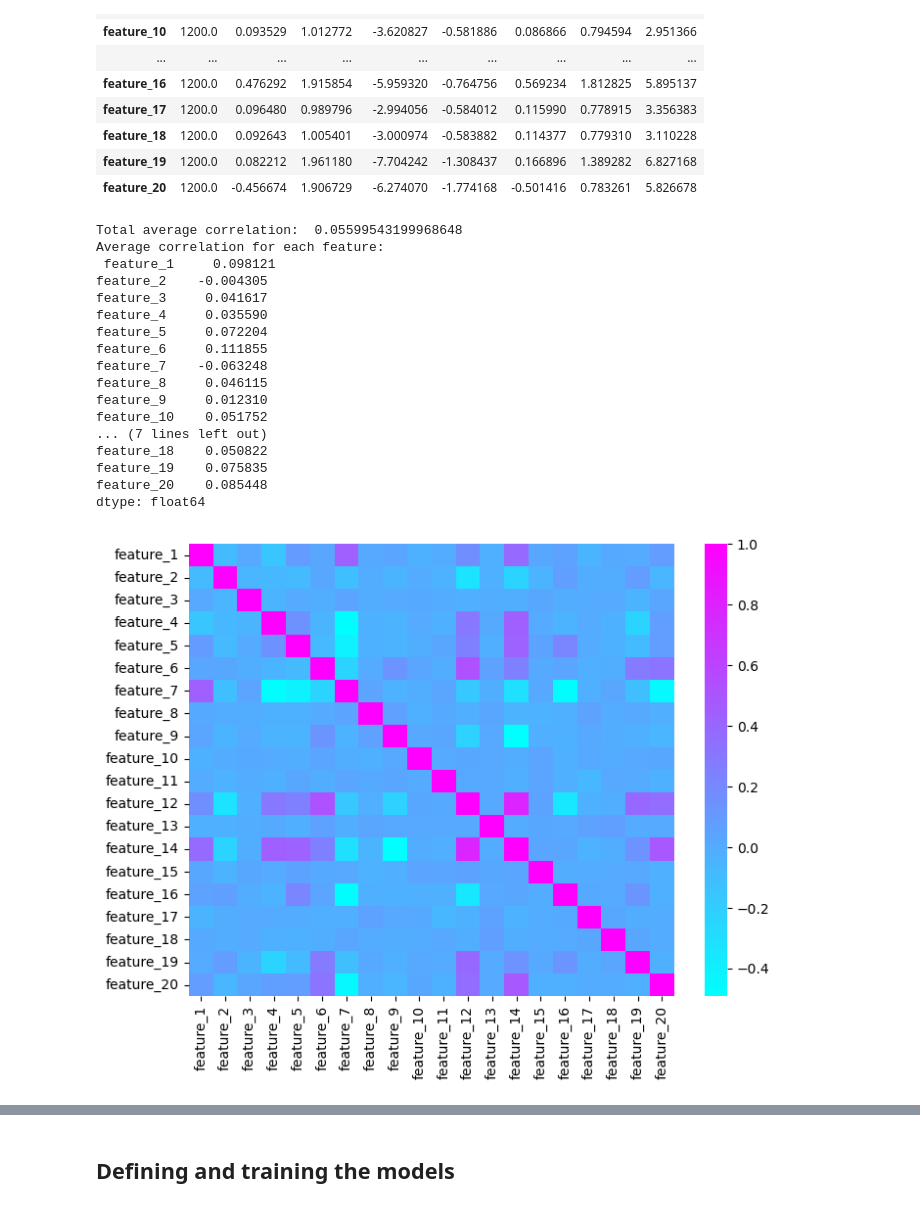
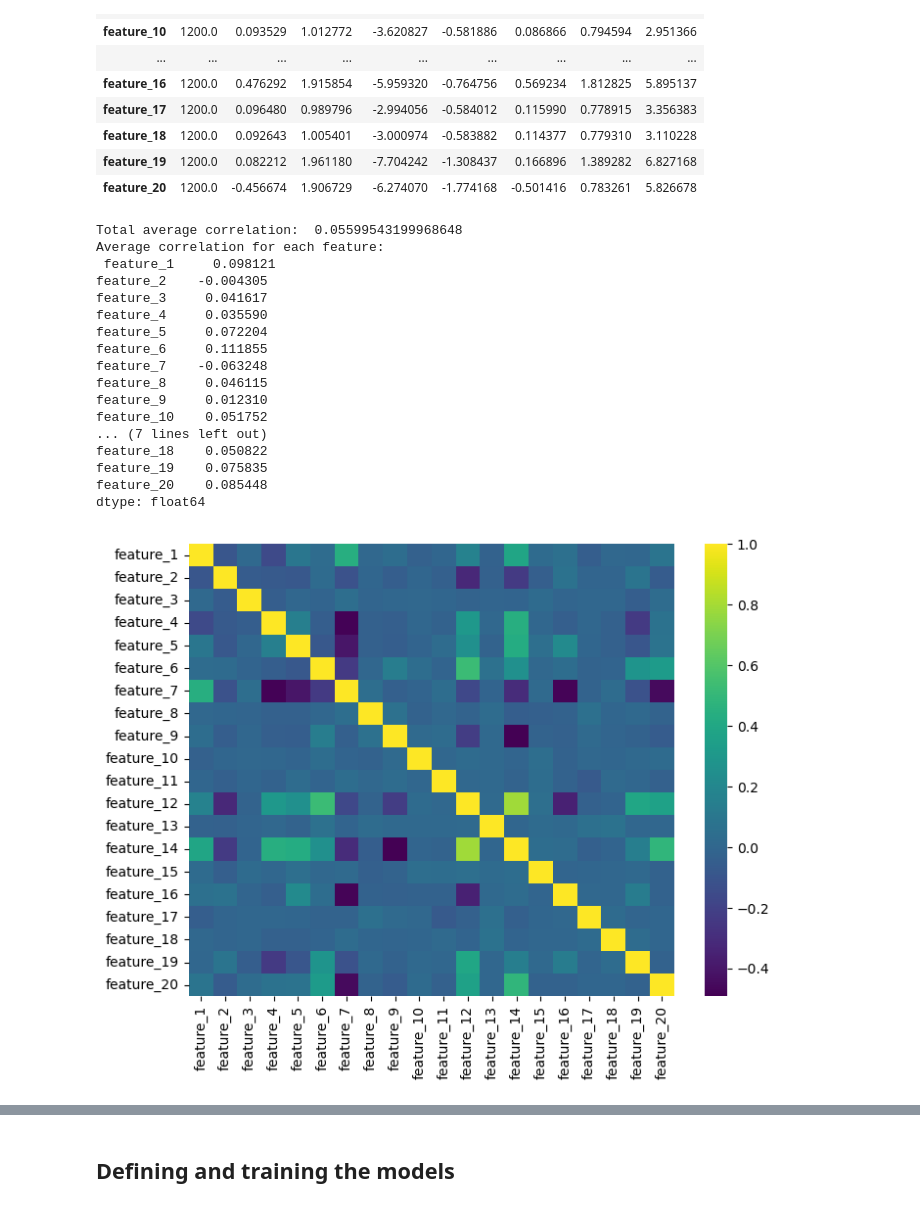
Before and after one commit to MattiaBarbiere/ML-project, a Jupyter notebook: project.ipynb, the cells around one changed output, grey strips where cells are left out. Cells and saved outputs as stored; diff of their text form; code cells hidden in the pictures.

```diff
--- a/project.ipynb
+++ b/project.ipynb
@@ -16,6 +16,8 @@ import seaborn as sns
 Before we try to fit the models we should first see what kind of data we are dealing with. This helps us to get a feel for the data so we can already start understanding where our models are a good choice or not.
 # %%
 df = pd.read_csv("mldata_0003151393.csv", index_col=0)
+X = df[df.columns[1:]]
+y = df['label']
 # %%
 df.head(10)
 # %% [output]
@@ -76,25 +71,25 @@ Number of missing values:  0
 # %%
 #Correlation amoung features
 plt.figure(figsize=(8,6))
-sns.heatmap(df[df.columns[1:]].corr(), cmap='cool')
-print("Total average correlation: ", df[df.columns[1:]].corr().stack().mean())
-print("Average correlation for each feature: \n", df[df.columns[1:]].corr().mean())
+sns.heatmap(X.corr(), cmap='viridis')
+print("Total average correlation: ", X.corr().stack().mean())
+print("Average correlation for each feature: \n", X.corr().mean())
 # %% [output]
 Total average correlation:  0.05599543199968648
 Average correlation for each feature:
  feature_1     0.098121
 feature_2    -0.004305
 feature_3     0.041617
 feature_4     0.035590
 feature_5     0.072204
 feature_6     0.111855
 feature_7    -0.063248
 feature_8     0.046115
 feature_9     0.012310
 feature_10    0.051752
 ... (7 lines left out)
 feature_18    0.050822
 feature_19    0.075835
 feature_20    0.085448
 dtype: float64
-[figure, old version]
+[figure, new version]
```
Also changed, not shown: parts of 19 cells of this notebook.
